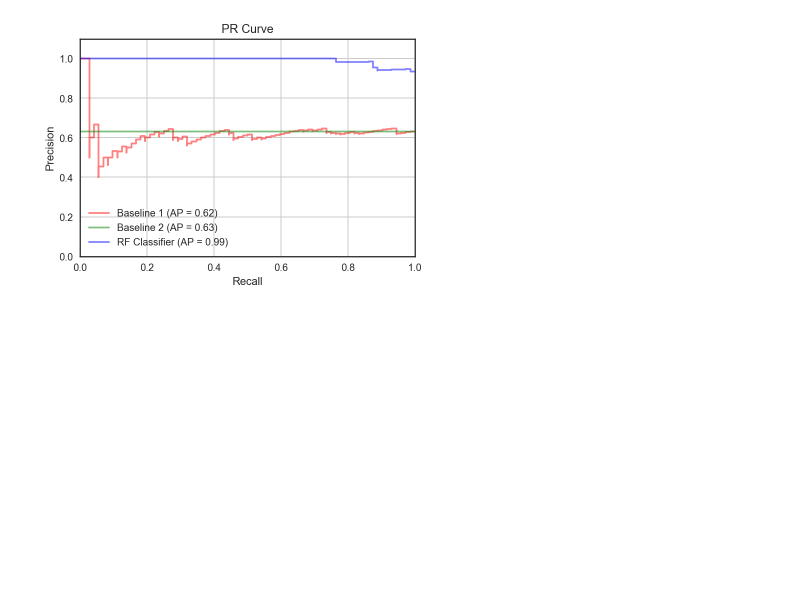
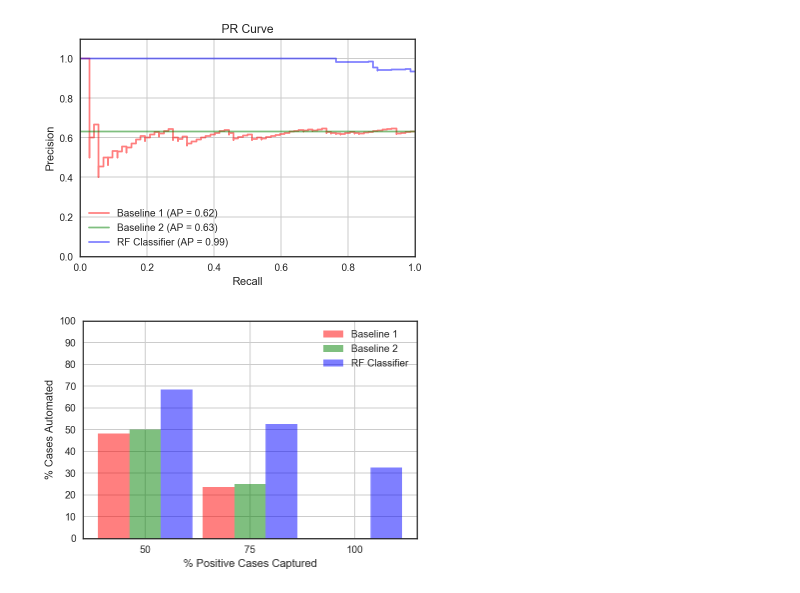
Before and after one commit to thampiman/msdn-digp-blog, a Jupyter notebook: measuring_model_goodness/Classification.ipynb, the cells around one changed output. Cells and saved outputs as stored; diff of their text form; code cells hidden in the pictures; blank space fills up the shorter version.

Commit message:
Automation plot added

```diff
--- a/measuring_model_goodness/Classification.ipynb
+++ b/measuring_model_goodness/Classification.ipynb
@@ -343,3 +343,45 @@ ax.legend()
 f.savefig('images/pr_curve.png', dpi=200, bbox_inches='tight');
 # %% [output]
 [figure]
+# %%
+malignant_rate = len(df_test[df_test['target'] == 1]) / len(df_test) * 100
+recalls_to_consider = [0.5, 0.75, 1.0]
+
+def find_nearest(array, value):
+    array = np.asarray(array)
+    idx = (np.abs(array - value)).argmin()
+    return array[idx], idx
+x = []
+b1_auto = []
+b2_auto = []
+rf_auto = []
+for recall in recalls_to_consider:
+    x.append(int(recall * 100))
+    b1_auto.append(100 - malignant_rate * recall / b1_p[find_nearest(b1_r, recall)[1]])
+    b2_auto.append(100 - malignant_rate * recall / b2_p[find_nearest(b2_r, recall)[1]])
+    rf_auto.append(100 - malignant_rate * recall / rf_p[find_nearest(rf_r, recall)[1]])
+
+f, ax = plt.subplots()
+index = np.arange(len(x))
+bar_width = 0.3
+opacity = 0.5
+ax.bar(index, b1_auto, bar_width,
+       alpha=opacity, color='r',
+       label='Baseline 1')
+ax.bar(index + bar_width, b2_auto, bar_width,
+       alpha=opacity, color='g',
+       label='Baseline 2')
+ax.bar(index + 2 * bar_width, rf_auto, bar_width,
+       alpha=opacity, color='b',
+       label='RF Classifier')
+ax.set_xticks(index + bar_width)
+ax.set_xticklabels(x)
+ax.set_ylim([0, 100])
+ax.set_yticks(np.arange(0, 101, 10))
+ax.set_ylabel('% Cases Automated')
+ax.set_xlabel('% Positive Cases Captured')
+ax.grid(True)
+ax.legend();
+f.savefig('images/automation.png', dpi=200, bbox_inches='tight');
+# %% [output]
+[figure, added]
```
Also changed, not shown: 1 other file.
